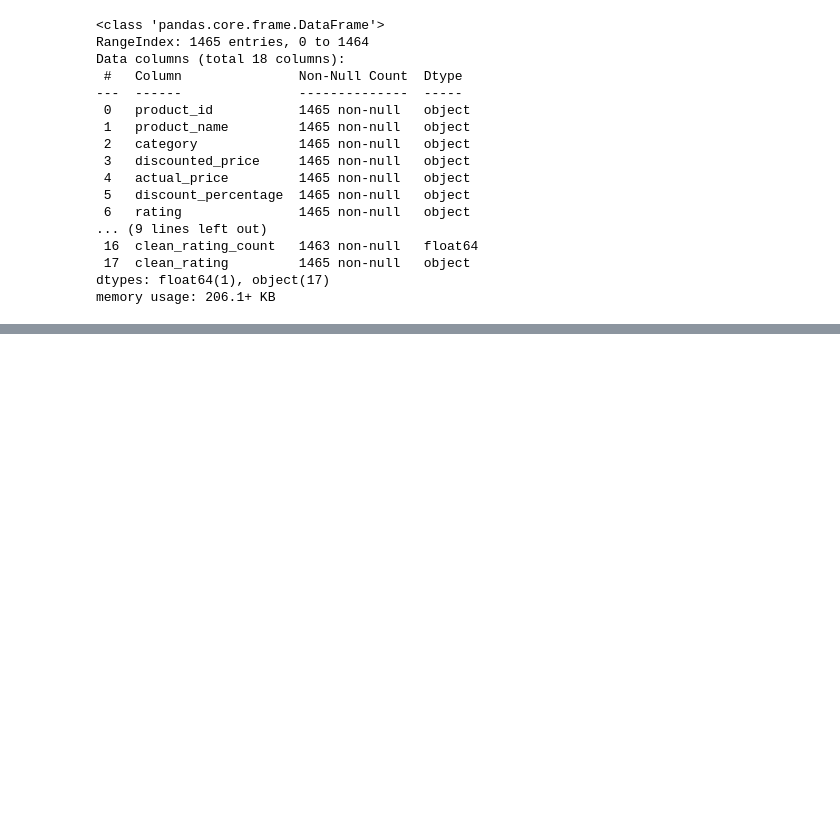
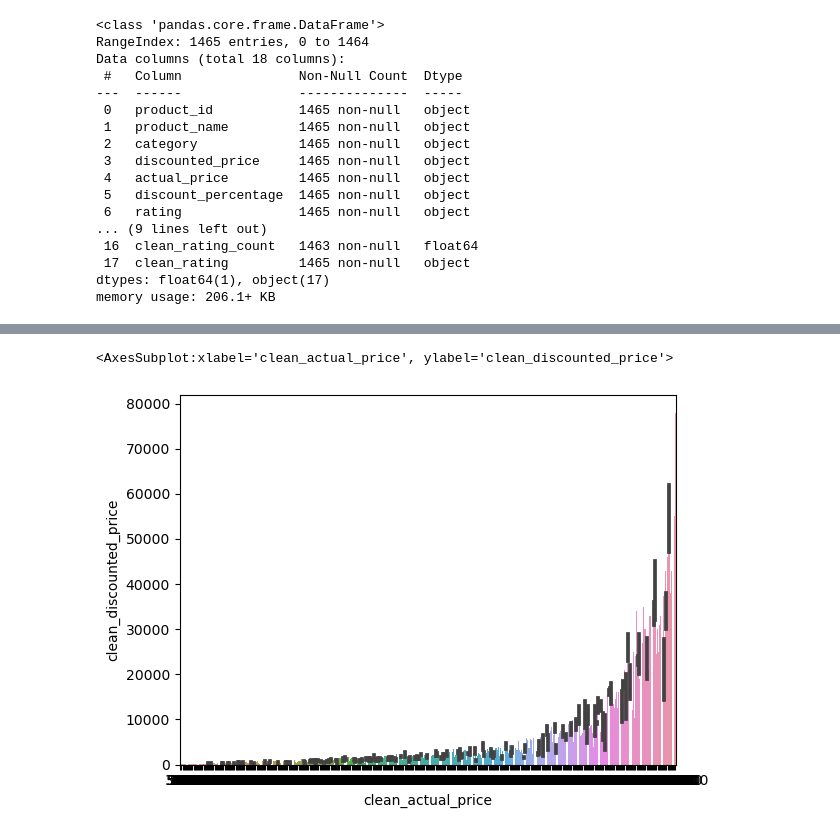
Before and after one commit to Sanjay1996383/project-amazon-sale, a Jupyter notebook: amazon .sale.ipynb, the cells around one changed output, grey strips where cells are left out. Saved outputs shown, nothing was run; the diff lists cells and outputs as text; code cells hidden in the pictures; blank space fills up the shorter version.

```diff
--- a/amazon .sale.ipynb
+++ b/amazon .sale.ipynb
@@ -155,0 +163,5 @@ fig2.show()
+# %%
+sns.barplot(y ='clean_discounted_price',x = 'clean_actual_price', data=df)
+# %% [output]
+<AxesSubplot:xlabel='clean_actual_price', ylabel='clean_discounted_price'>
+[figure, added]
```
Also changed, not shown: parts of 8 cells of this notebook.
